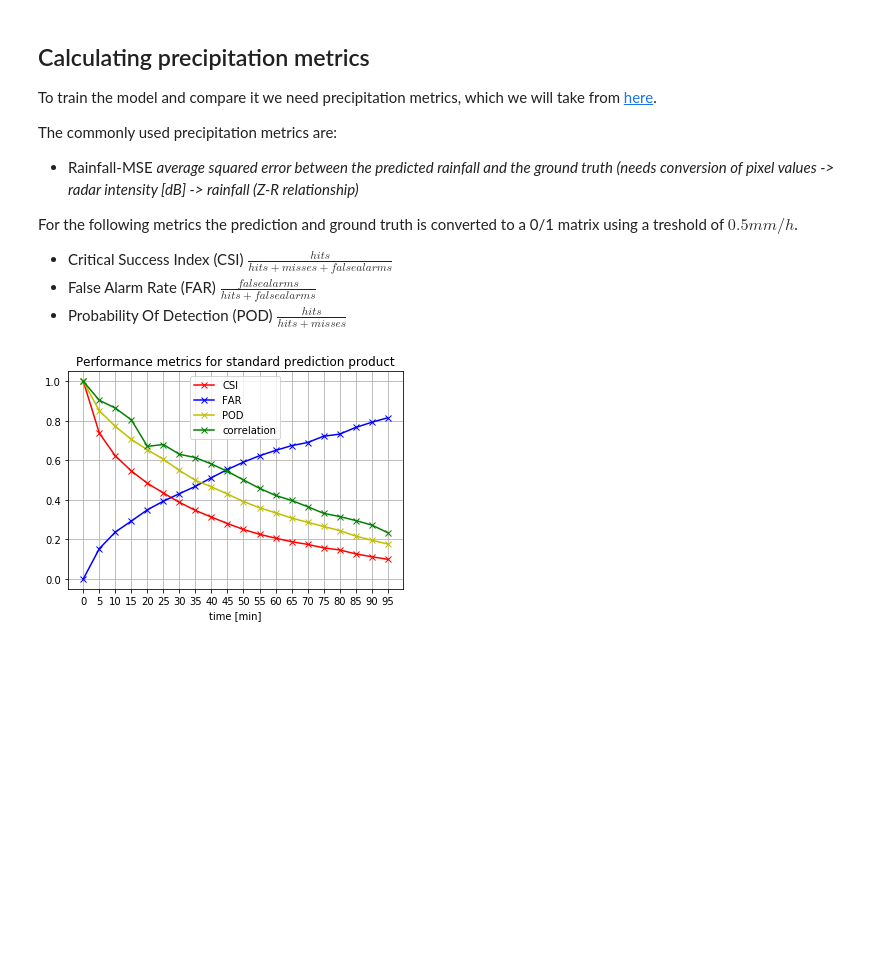
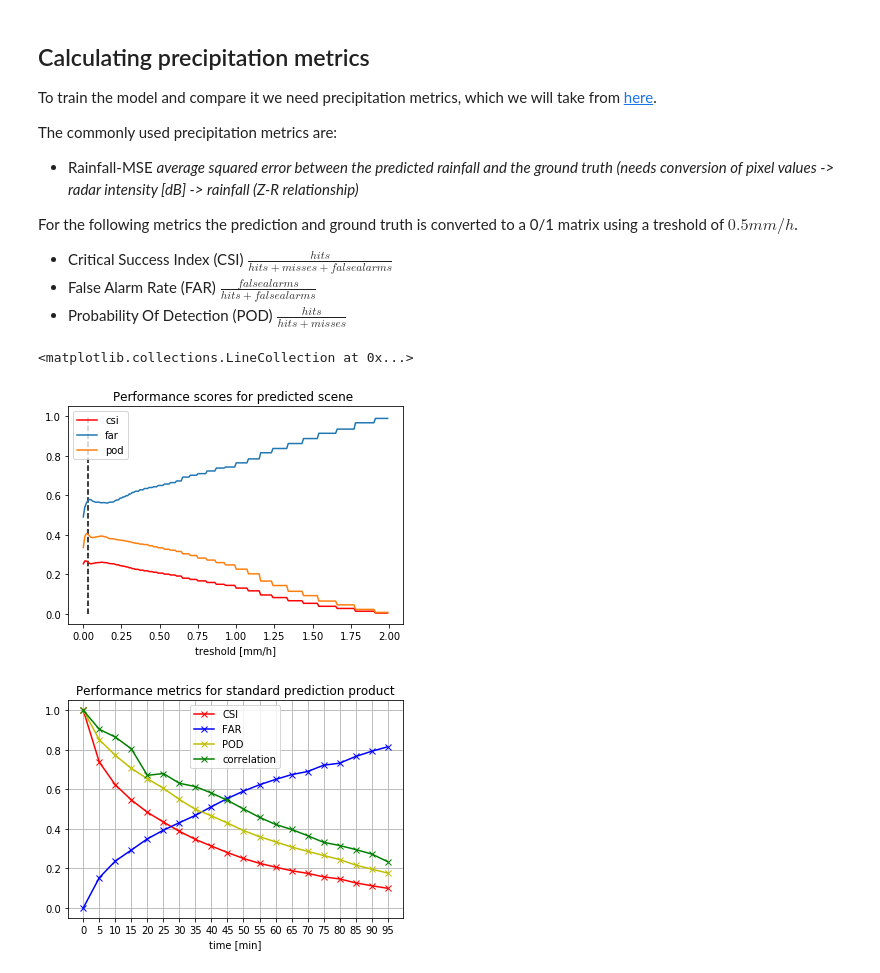
Before and after one commit to The-Fonz/nowcasting-convrnn, a Jupyter notebook: src/1-download-and-explore.ipynb, the cells around one changed output. Cells and saved outputs as stored; diff of their text form; code cells hidden in the pictures; blank space fills up the shorter version.

```diff
--- a/src/introduction-download-and-exploration.ipynb
+++ b/src/1-download-and-explore.ipynb
@@ -270,3 +297,14 @@ For the following metrics the prediction and ground truth is converted to a 0/1
+# %%
+r = np.arange(0.001,2,.01)
+s = np.array([score(x) for x in r]).T
+line_objs = plt.plot(r, s[0], 'r-', r, s[1], r, s[2])
+plt.legend(line_objs, 'csi far pod'.split())
+plt.title("Performance scores for predicted scene ")
+plt.xlabel("treshold [mm/h]")
+plt.vlines(utils.metrics.pixelval_to_mmh(60), 0,1, linestyles='--')
+# %% [output]
+<matplotlib.collections.LineCollection at 0x...>
+[figure, added]
 # %%
 %autoreload
 
```
Also changed, not shown: parts of 6 cells of this notebook, 4 other files.
